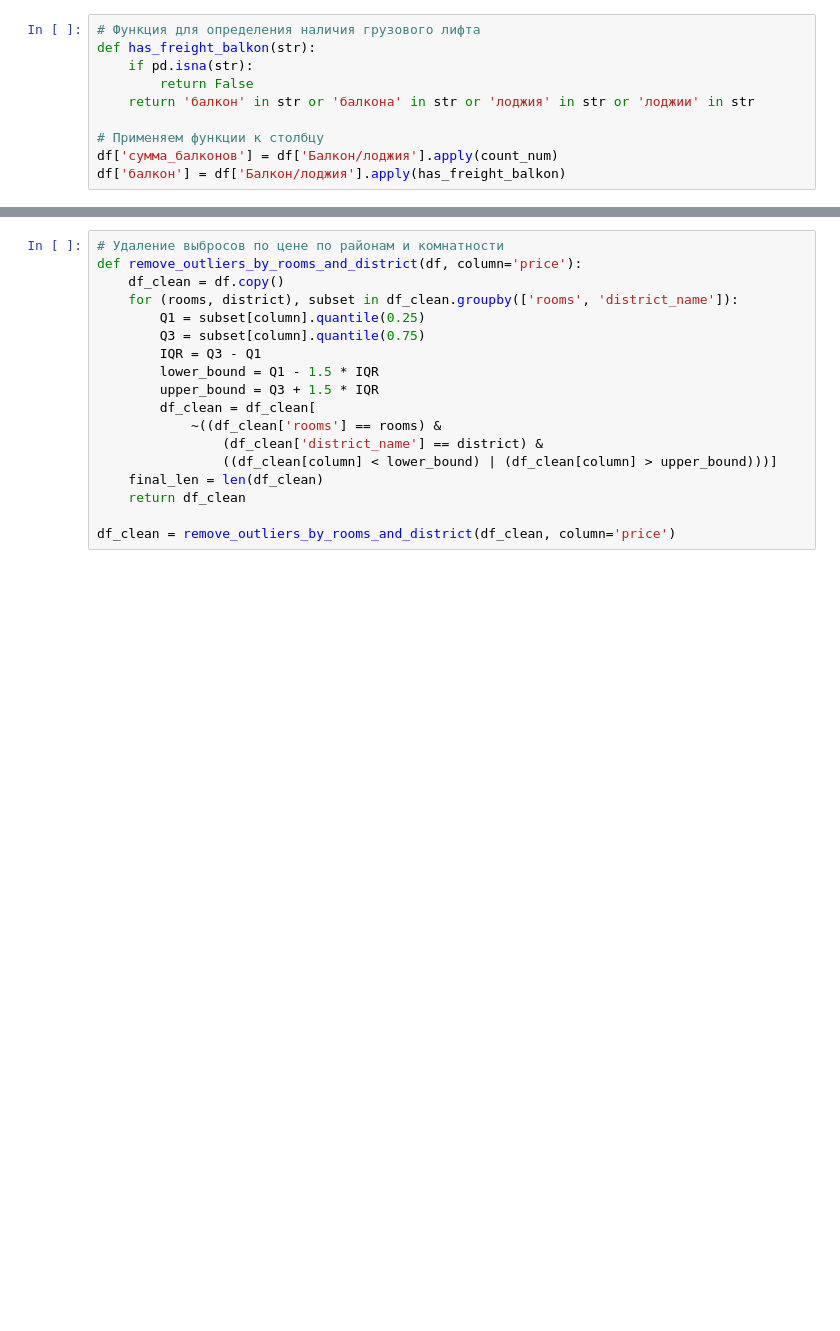
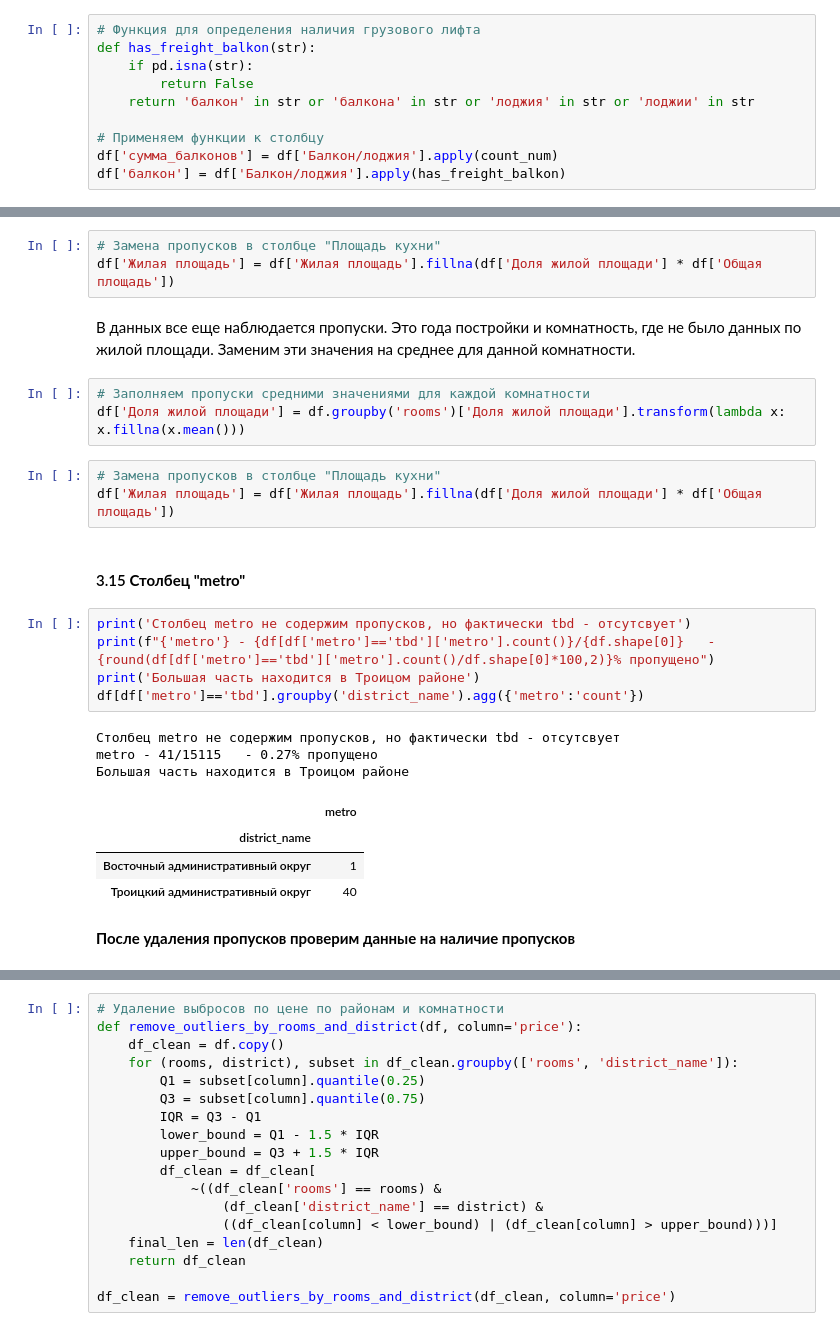
Before and after one commit to Lemekhova/Analysis_of_Housing_Prices, a Jupyter notebook: 4_этап_ML.ipynb, the cells around one changed output, grey strips where cells are left out. Saved outputs shown, nothing was run; the diff lists cells and outputs as text; blank space fills up the shorter version.

```diff
--- a/4_этап_ML.ipynb
+++ b/4_этап_ML.ipynb
@@ -545,0 +531,28 @@ df_clean['distance_rounded'] = np.round(df_clean['dist_to_center']);
+# %%
+# Замена пропусков в столбце "Площадь кухни"
+df['Жилая площадь'] = df['Жилая площадь'].fillna(df['Доля жилой площади'] * df['Общая площадь'])
+# %% [markdown]
+В данных все еще наблюдается пропуски. Это года постройки и комнатность, где не было данных по жилой площади. Заменим эти значения на среднее для данной комнатности.
+# %%
+# Заполняем пропуски средними значениями для каждой комнатности
+df['Доля жилой площади'] = df.groupby('rooms')['Доля жилой площади'].transform(lambda x: x.fillna(x.mean()))
+# %%
+# Замена пропусков в столбце "Площадь кухни"
+df['Жилая площадь'] = df['Жилая площадь'].fillna(df['Доля жилой площади'] * df['Общая площадь'])
+# %% [markdown]
+#### 3.15 **Столбец "metro"**
+# %%
+print('Столбец metro не содержим пропусков, но фактически tbd - отсутсвует')
+print(f"{'metro'} - {df[df['metro']=='tbd']['metro'].count()}/{df.shape[0]}   - {round(df[df['metro']=='tbd']['metro'].count()/df.shape[0]*100,2)}% пропущено")
+print('Большая часть находится в Троицом районе')
+df[df['metro']=='tbd'].groupby('district_name').agg({'metro':'count'})
+# %% [output]
+Столбец metro не содержим пропусков, но фактически tbd - отсутсвует
+metro - 41/15115   - 0.27% пропущено
+Большая часть находится в Троицом районе
+|  | metro |
+| district_name |  |
+| Восточный административный округ | 1 |
+| Троицкий административный округ | 40 |
+# %% [markdown]
+**После удаления пропусков проверим данные на наличие пропусков**
```
Also changed, not shown: parts of 131 cells of this notebook.
